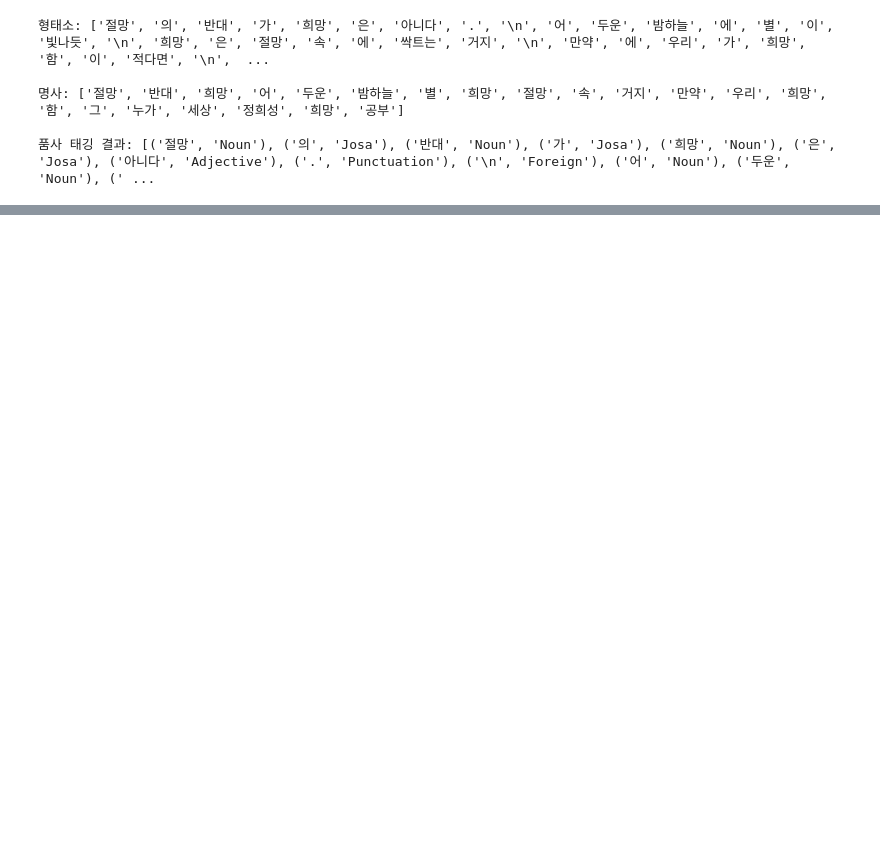
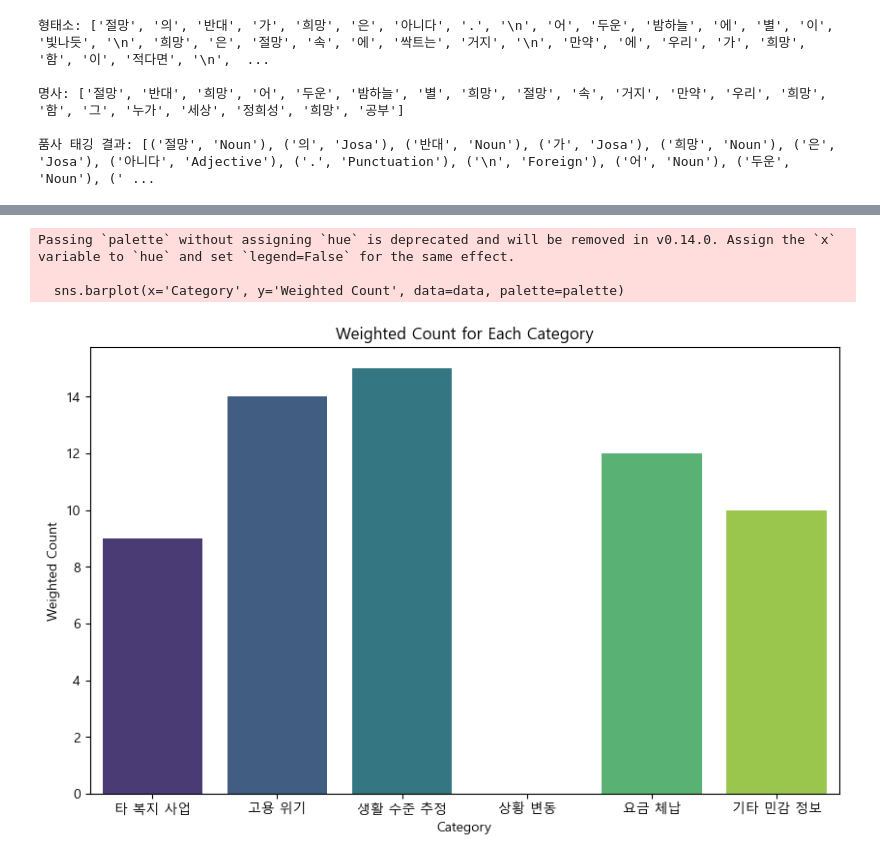
Before and after one commit to taekyungss/2023-2-DSC4007-1--, a Jupyter notebook: text mining/NLTK.ipynb, the cells around one changed output, grey strips where cells are left out. Saved outputs shown, nothing was run; the diff lists cells and outputs as text; code cells hidden in the pictures; blank space fills up the shorter version.

```diff
--- a/text mining/NLTK.ipynb
+++ b/text mining/NLTK.ipynb
@@ -192,12 +164,0 @@ print('빈도수가 가장 높은 6개 단어:', top_words)
-# %%
-for token in word_list:
-    list_1 = ['병원','복용','감기','고혈압']
-    list_2 = ['거주', '상황', '부담', '연락']
-    if token in list_1:
-        print('건강')
-
-    elif token in list_2:
-        print('상황')
-
-    else:
-        pass
@@ -242,0 +340,22 @@ print('최종 위험도: 1')
+# %%
+import seaborn as sns
+import pandas as pd
+data = pd.DataFrame({
+    'Category': ['타 복지 사업', '고용 위기', '생활 수준 추정','상황 변동','요금 체납','기타 민감 정보'],
+    'Weighted Count': [count_list_1 * weight_list_1, count_list_2 * weight_list_2, count_list_3 * weight_list_3,
+                       count_list_4*weight_list_4, count_list_5*weight_list_5, count_list_6*weight_list_6]
+})
+data['Rank'] = data['Weighted Count'].rank(ascending=False, method='dense').astype(int)
+palette = sns.color_palette("viridis", n_colors=len(data))
+
+
+# 그래프 그리기
+plt.figure(figsize=(10, 6))
+sns.barplot(x='Category', y='Weighted Count', data=data, palette=palette)
+plt.title('Weighted Count for Each Category')
+plt.show()
+# %% [output]
+Passing `palette` without assigning `hue` is deprecated and will be removed in v0.14.0. Assign the `x` variable to `hue` and set `legend=False` for the same effect.
+
+  sns.barplot(x='Category', y='Weighted Count', data=data, palette=palette)
+[figure, added]
```
Also changed, not shown: parts of 15 cells of this notebook.
